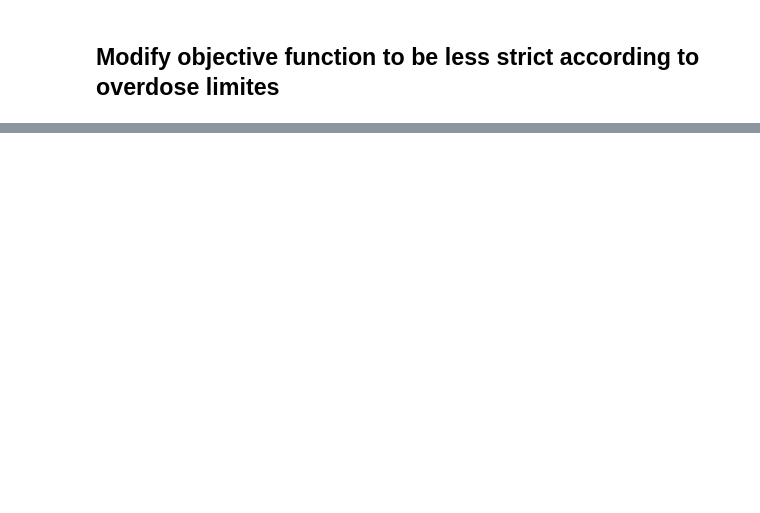
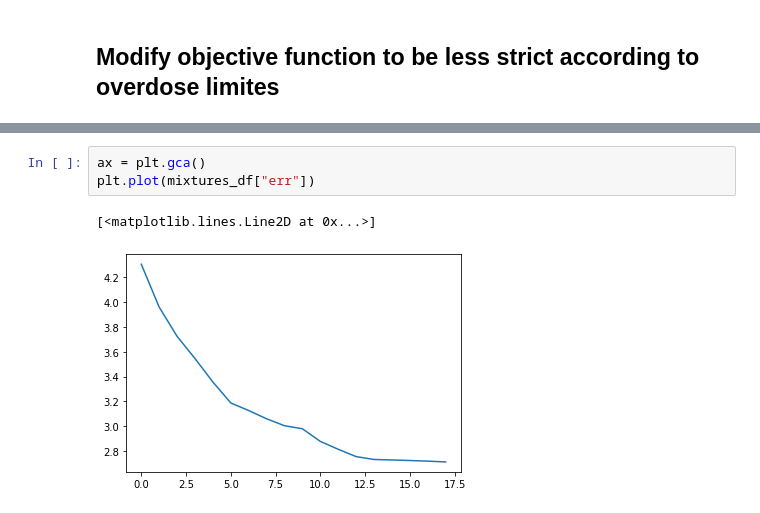
Before and after one commit to KaracsonPeter/Optimize-Food-Intake, a Jupyter notebook: nutritions.ipynb, the cells around one changed output, grey strips where cells are left out. Drawn from its saved outputs; the diff is of its cells as text; blank space fills up the shorter version.

```diff
--- a/nutritions.ipynb
+++ b/nutritions.ipynb
@@ -402,0 +448,6 @@ plt.show()
+# %%
+ax = plt.gca()
+plt.plot(mixtures_df["err"])
+# %% [output]
+[<matplotlib.lines.Line2D at 0x...>]
+[figure, added]
```
Also changed, not shown: parts of 10 cells of this notebook.
